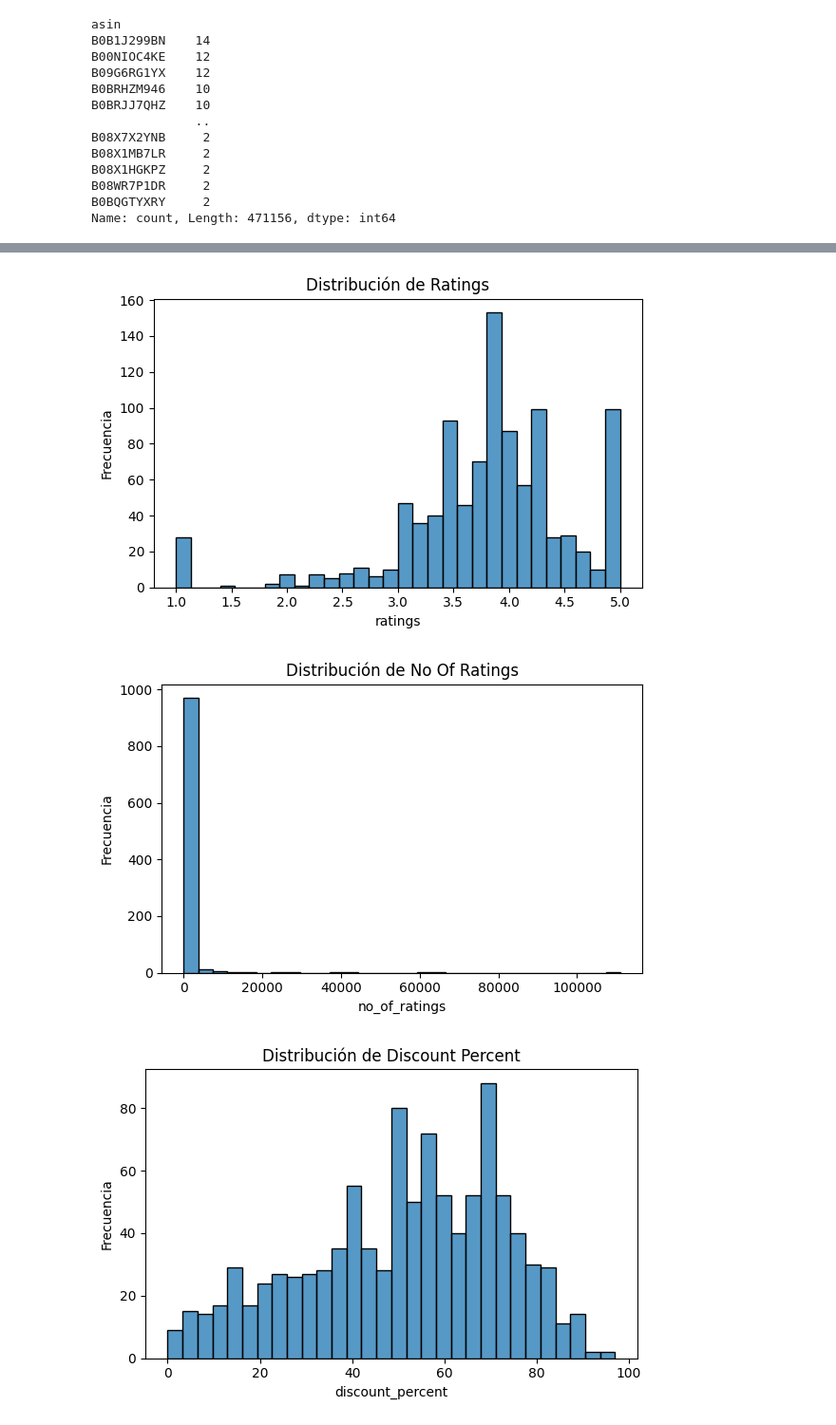
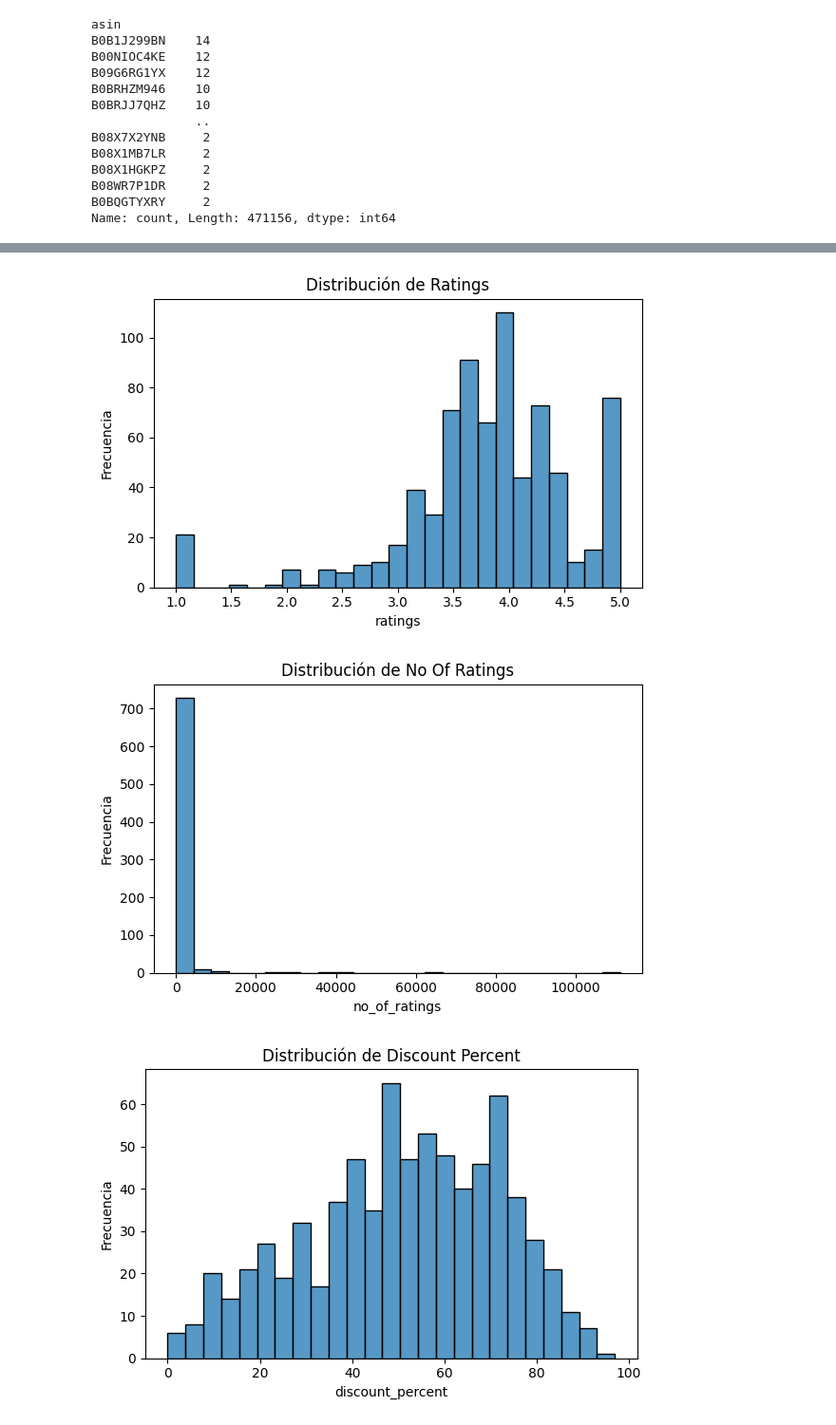
Before and after one commit to QuiqueBrotons83/Proyecto_final, a Jupyter notebook: notebooks/3_eda_final_datos_limpios.ipynb, the cells around one changed output, grey strips where cells are left out. Shown at 95% size. Cells and saved outputs as stored; diff of their text form; code cells hidden in the pictures.

```diff
--- a/notebooks/3_eda_final_datos_limpios.ipynb
+++ b/notebooks/3_eda_final_datos_limpios.ipynb
@@ -53,3 +53,10 @@ display(df.head(10))
 | 7 | Lloyd 1.5 Ton 5 Star Inverter Spl... | appliances | Air Conditioners | https://m.media-amazon.com/images... | https://www.amazon.in/Lloyd-Inver... | 4.3 | 1494 | 39990.0 | ... |
 | 8 | Carrier 1 Ton 3 Star AI Flexicool... | appliances | Air Conditioners | https://m.media-amazon.com/images... | https://www.amazon.in/Carrier-Fle... | 4.1 | 674 | 30990.0 | ... |
 | 9 | Voltas 1.5 Ton, 5 Star, Inverter ... | appliances | Air Conditioners | https://m.media-amazon.com/images... | https://www.amazon.in/Voltas-Inve... | 4.0 | 801 | 37999.0 | ... |
+# %%
+#Veo que el dataframe las columnas discount_price y actual_price están en centavos, por lo que las divido entre 100 para tener el precio en dolares.
+df['discount_price'] = df['discount_price'] / 100
+df['actual_price']   = df['actual_price']   / 100
+
+# Opcional: si también quieres ver que quedó bien:
+print(df[['name', 'discount_price', 'actual_price']].head())
@@ -156,7 +178,7 @@ Index([         0.0,          4.0,         10.0,         15.0,         18.0,
 # Guardamos el dataset para subirlo a sql
 df_eda.to_csv('../data/data_procesed/amazon_data_clean_eda.csv', sep=',', encoding='utf-8', index=False)
 # %%
-
+# Creo graficos de distribucion de las variables numericas
 
 # Selección manual de columnas numéricas importantes
 variables = ["actual_price", "discount_price", "ratings", "no_of_ratings", "discount_percent"]
@@ -166,12 +188,12 @@ df_plot = df_eda[variables].copy()
 df_plot = df_plot.apply(pd.to_numeric, errors='coerce').dropna()
 
 # Muestra segura
-df_sample = df_plot.sample(n=min(1000, len(df_plot)), random_state=42)
+df_sample = df_plot.sample(n=min(750, len(df_plot)), random_state=42)
 
 # Graficar variables una por una
 for col in variables:
     plt.figure(figsize=(6, 4))
-    sns.histplot(df_sample[col], bins=30, kde=False)
+    sns.histplot(df_sample[col], bins=25, kde=False)
     plt.title(f"Distribución de {col.replace('_', ' ').title()}")
     plt.xlabel(col)
     plt.ylabel("Frecuencia")
@@ -183,3 +205,3 @@ for col in variables:
-[figure, old version]
+[figure, new version]
-[figure, old version]
+[figure, new version]
-[figure, old version]
+[figure, new version]
```
Also changed, not shown: parts of 7 cells of this notebook, 1 other file.
